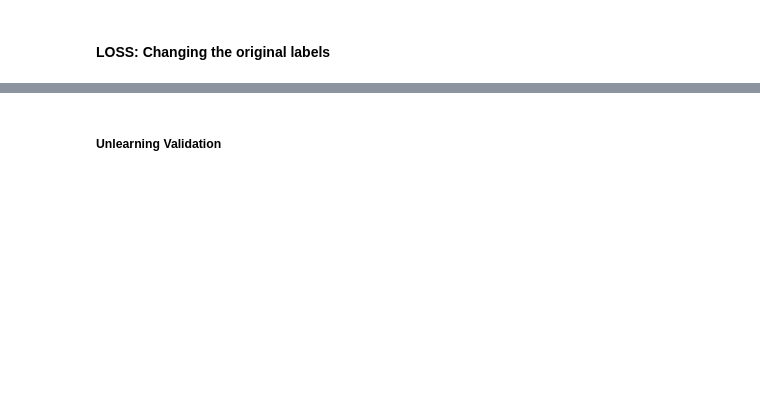
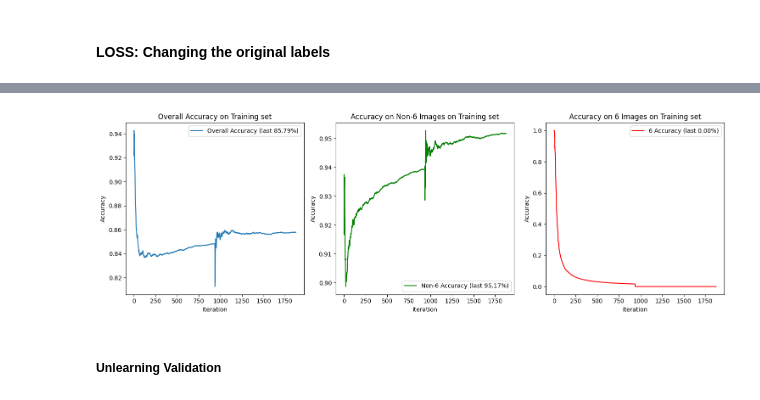
Before and after one commit to mich1803/Yesterday-Machine-Unlearning, a Jupyter notebook: Machine_Unlearning_MNIST.ipynb, the cells around one changed output, grey strips where cells are left out. Cells and saved outputs as stored; diff of their text form; code cells hidden in the pictures; blank space fills up the shorter version.

```diff
--- a/Machine_Unlearning_MNIST.ipynb
+++ b/Machine_Unlearning_MNIST.ipynb
@@ -201,0 +208,81 @@ Fine-tuning Epoch 2, Loss: 0.14975910177077056
+# %%
+#@title Fine-tune the network
+model1.train()
+
+n_epochs = 2
+metrics = {'accuracy': [], 'accuracy_not_6': [], 'accuracy_6': []}
+
+for epoch in range(n_epochs):
+    running_loss = 0.0
+    correct = 0
+    correct_not_6 = 0
+    correct_6 = 0
+    total = 0
+    total_not_6 = 0
+    total_6 = 0
+
+    for images, labels in tqdm(trainloader, desc=f"epoch: {epoch + 1}"):
+        optimizer.zero_grad()
+        outputs = model1(images)
+        loss = criterion(outputs, labels)
+        loss.backward()
+        optimizer.step()
+
+        running_loss += loss.item()
+
+        # Calculate accuracy
+        _, predicted = torch.max(outputs, 1)
+        total += labels.size(0)
+        correct += (predicted == labels).sum().item()
+
+        # Calculate accuracy on images that are not 6
+        not_6_mask = labels != 6
+        total_not_6 += not_6_mask.sum().item()
+        correct_not_6 += (predicted[not_6_mask] == labels[not_6_mask]).sum().item()
+
+        # Calculate accuracy on images that are 6
+        is_6_mask = labels == 6
+        total_6 += is_6_mask.sum().item()
+        correct_6 += (predicted[is_6_mask] == labels[is_6_mask]).sum().item()
+
+        # Calculate and store the metrics
+        accuracy = correct / total
+        accuracy_not_6 = correct_not_6 / total_not_6 if total_not_6 > 0 else 0
+        accuracy_6 = correct_6 / total_6 if total_6 > 0 else 0
+
+        metrics['accuracy'].append(accuracy)
+        metrics['accuracy_not_6'].append(accuracy_not_6)
+        metrics['accuracy_6'].append(accuracy_6)
+
+    print(f'Fine-tuning Epoch {epoch+1}, Loss: {running_loss/len(trainloader)}')
+
+# Plotting the metrics
+plt.figure(figsize=(15, 5))
+
+# Plot overall accuracy
+plt.subplot(1, 3, 1)
+plt.plot(metrics['accuracy'], label=f'Overall Accuracy (last {accuracy * 100:.2f}%)')
+plt.xlabel('Iteration')
+plt.ylabel('Accuracy')
+plt.title('Overall Accuracy on Training set')
+plt.legend()
+
+# Plot accuracy on non-6 images
+plt.subplot(1, 3, 2)
+plt.plot(metrics['accuracy_not_6'], label=f'Non-6 Accuracy (last {accuracy_not_6 * 100:.2f}%)', color = "green")
+plt.xlabel('Iteration')
+plt.ylabel('Accuracy')
+plt.title('Accuracy on Non-6 Images on Training set')
+plt.legend()
+
+# Plot accuracy on 6 images
+plt.subplot(1, 3, 3)
+plt.plot(metrics['accuracy_6'], label=f'6 Accuracy (last {accuracy_6 * 100:.2f}%)', color = "red")
+plt.xlabel('Iteration')
+plt.ylabel('Accuracy')
+plt.title('Accuracy on 6 Images on Training set')
+plt.legend()
+
+plt.tight_layout()
+plt.show()
+# %% [output]
@@ -202,2 +291,3 @@ Fine-tuning Epoch 2, Loss: 0.14975910177077056
+[figure, added]
 # %% [markdown]
 ##### Unlearning Validation
```
Also changed, not shown: parts of 29 cells of this notebook, 1 other file.
